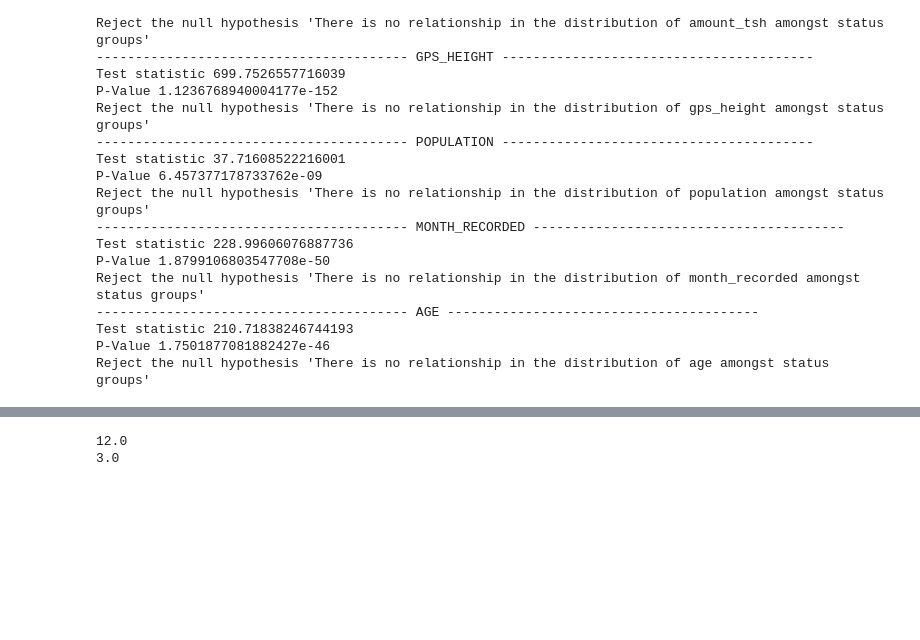
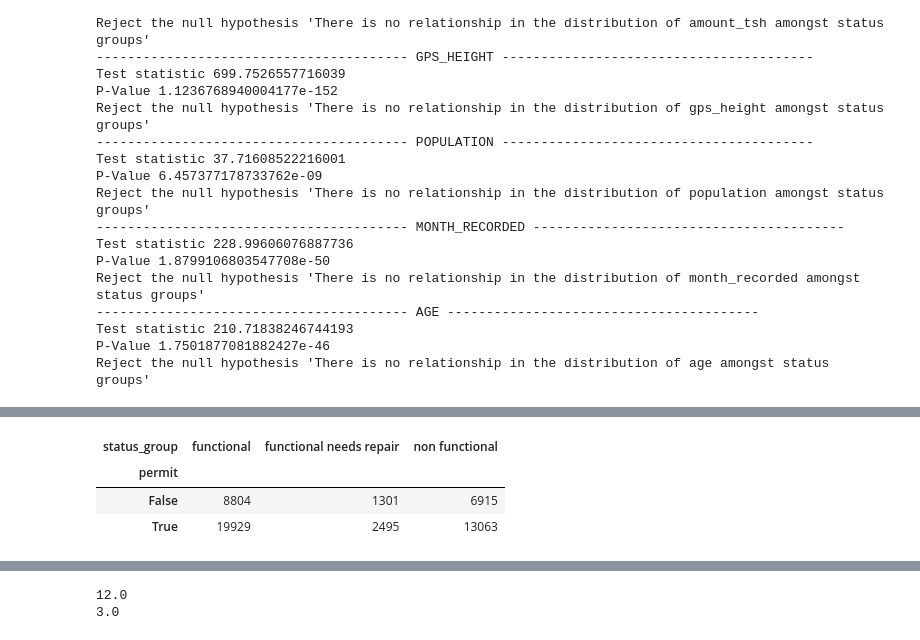
Before and after one commit to Benta30/tanzania_water_pump_functionality_analysis_prediction, a Jupyter notebook: notebooks/water_pump_analysis.ipynb, the cells around one changed output, grey strips where cells are left out. Cells and saved outputs as stored; diff of their text form; code cells hidden in the pictures; blank space fills up the shorter version.

```diff
--- a/notebooks/water_pump_analysis.ipynb
+++ b/notebooks/water_pump_analysis.ipynb
@@ -696,0 +720,20 @@ Reject the null hypothesis 'There is no relationship in the distribution of age
+# %%
+#Permit vs Status Group
+h0 = "There's no relationship between permit and status group(Both are independent)"
+h1 = "There is a relationship between permit and status group(the two are dependent variables)"
+
+alpha = 0.05 # 5%
+
+observed = pd.crosstab(filtered_df["permit"], filtered_df["status_group"])
+
+# observed
+
+chi2, p, dof, expected =  chi2_contingency(observed) # degrees of freedom
+
+print("P-Value: ",p)
+print("expected values: \n", pd.DataFrame(expected))
+
+if p<= alpha:
+    print(f"Reject the null hypothesis '{h0}'")
+elif p> alpha:
+    print(f"Fail to reject the null hypothesis '{h0}'")
@@ -696,0 +747,7 @@ Reject the null hypothesis 'There is no relationship in the distribution of age
+# %%
+observed
+# %% [output]
+| status_group | functional | functional needs repair | non functional |
+| permit |  |  |  |
+| False | 8804 | 1301 | 6915 |
+| True | 19929 | 2495 | 13063 |
```
Also changed, not shown: parts of 10 cells of this notebook, 2 other files.
